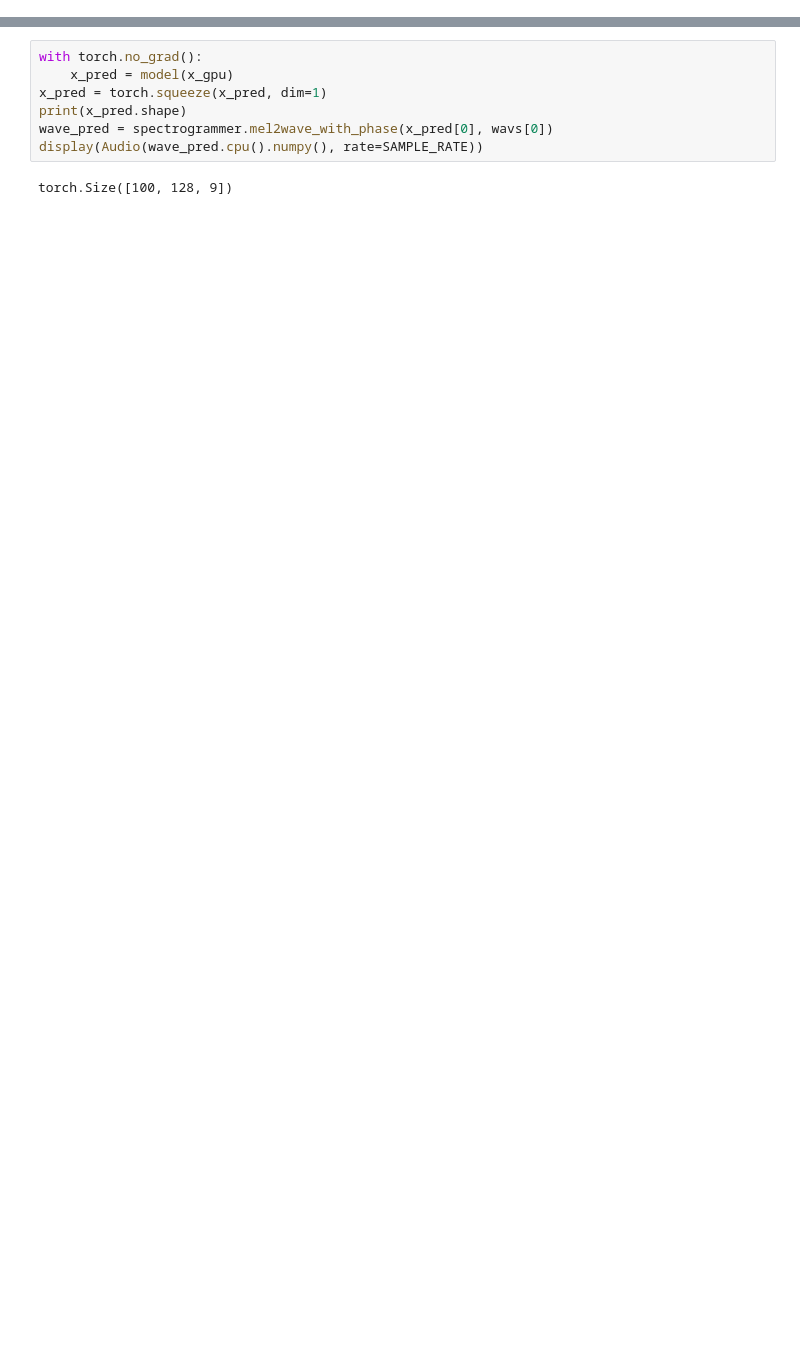
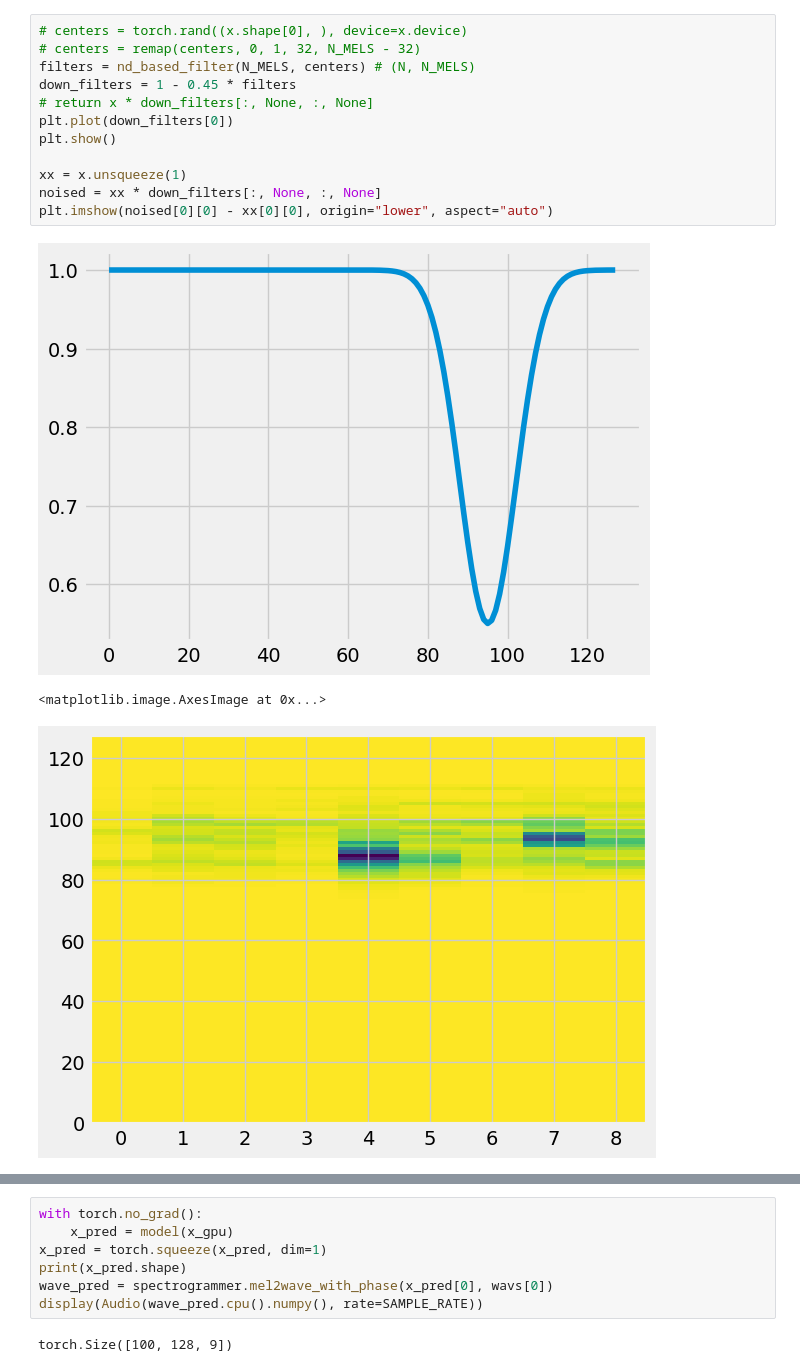
Before and after one commit to misha1sh/audio-ml, a Jupyter notebook: main.ipynb, the cells around one changed output, grey strips where cells are left out. Saved outputs shown, nothing was run; the diff lists cells and outputs as text; blank space fills up the shorter version.

```diff
--- a/main.ipynb
+++ b/main.ipynb
@@ -182,0 +302,16 @@ del scheduler
+# %%
+# centers = torch.rand((x.shape[0], ), device=x.device)
+# centers = remap(centers, 0, 1, 32, N_MELS - 32)
+filters = nd_based_filter(N_MELS, centers) # (N, N_MELS)
+down_filters = 1 - 0.45 * filters
+# return x * down_filters[:, None, :, None]
+plt.plot(down_filters[0])
+plt.show()
+
+xx = x.unsqueeze(1)
+noised = xx * down_filters[:, None, :, None]
+plt.imshow(noised[0][0] - xx[0][0], origin="lower", aspect="auto")
+# %% [output]
+[figure, added]
+<matplotlib.image.AxesImage at 0x...>
+[figure, added]
```
Also changed, not shown: parts of 20 cells of this notebook, 11 other files.
